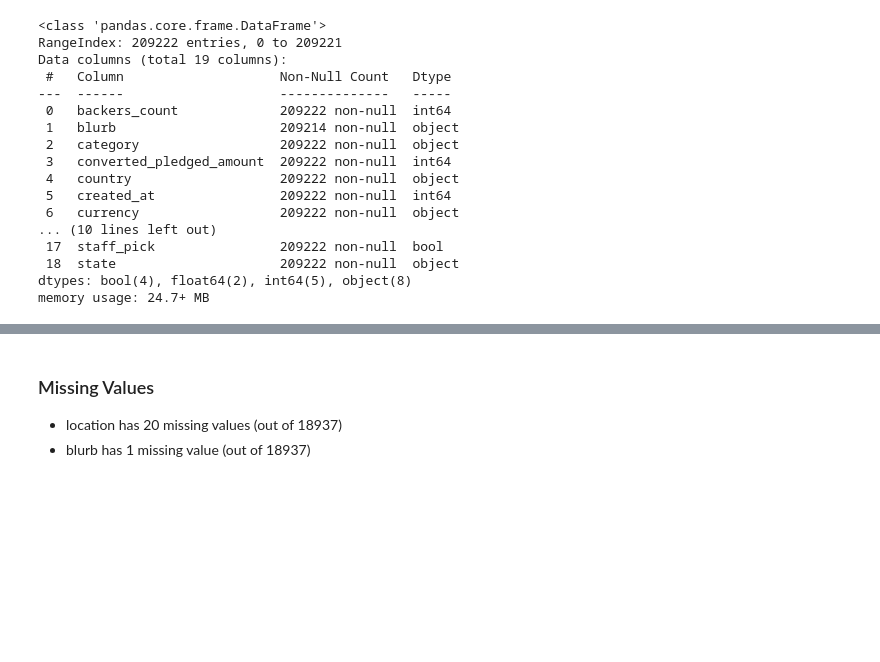
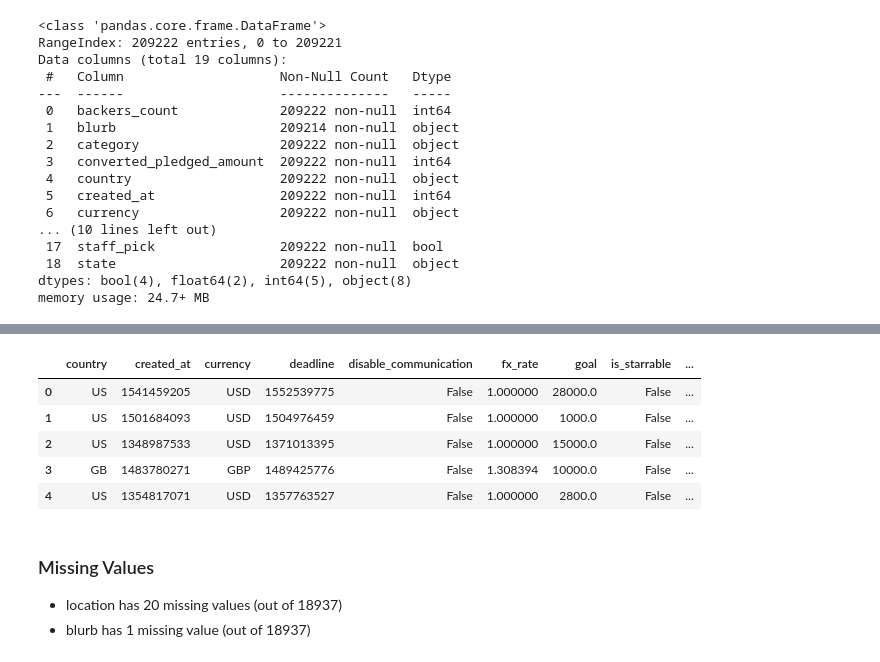
Before and after one commit to laurantirkh/kickstarter-ml, a Jupyter notebook: EDA1.ipynb, the cells around one changed output, grey strips where cells are left out. Drawn from its saved outputs; the diff is of its cells as text; code cells hidden in the pictures; blank space fills up the shorter version.

```diff
--- a/EDA1.ipynb
+++ b/EDA1.ipynb
@@ -298,3 +347,12 @@ memory usage: 24.7+ MB
+# %%
+df.iloc[:, 3:19].head()
+# %% [output]
+|  | country | created_at | currency | deadline | disable_communication | fx_rate | goal | is_starrable | ... |
+| 0 | US | 1541459205 | USD | 1552539775 | False | 1.000000 | 28000.0 | False | ... |
+| 1 | US | 1501684093 | USD | 1504976459 | False | 1.000000 | 1000.0 | False | ... |
+| 2 | US | 1348987533 | USD | 1371013395 | False | 1.000000 | 15000.0 | False | ... |
+| 3 | GB | 1483780271 | GBP | 1489425776 | False | 1.308394 | 10000.0 | False | ... |
+| 4 | US | 1354817071 | USD | 1357763527 | False | 1.000000 | 2800.0 | False | ... |
 # %% [markdown]
 ### Missing Values
 
```
Also changed, not shown: parts of 8 cells of this notebook, 1 other file.
